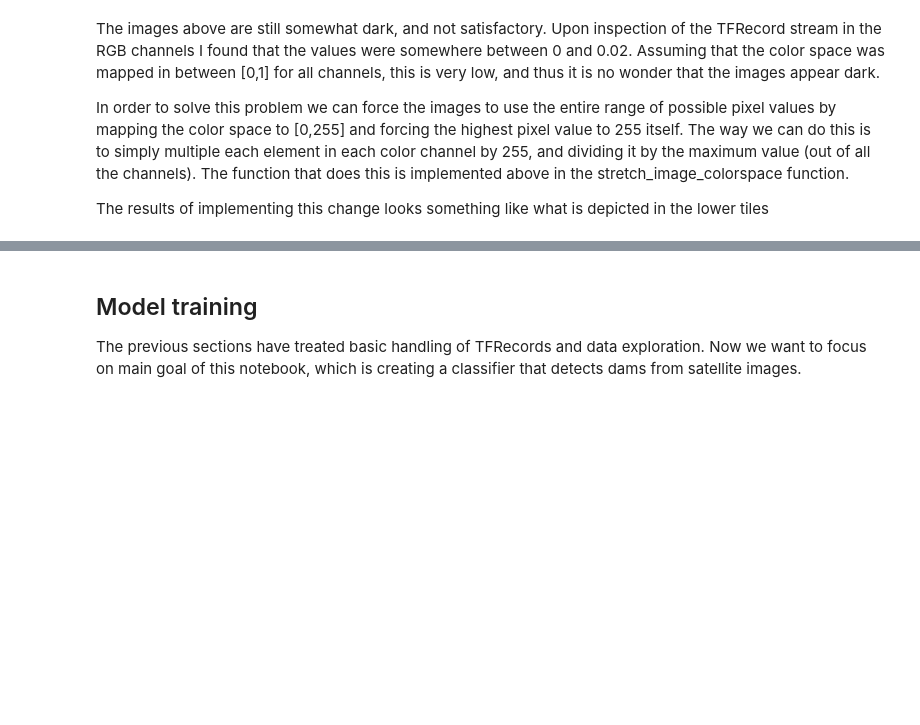
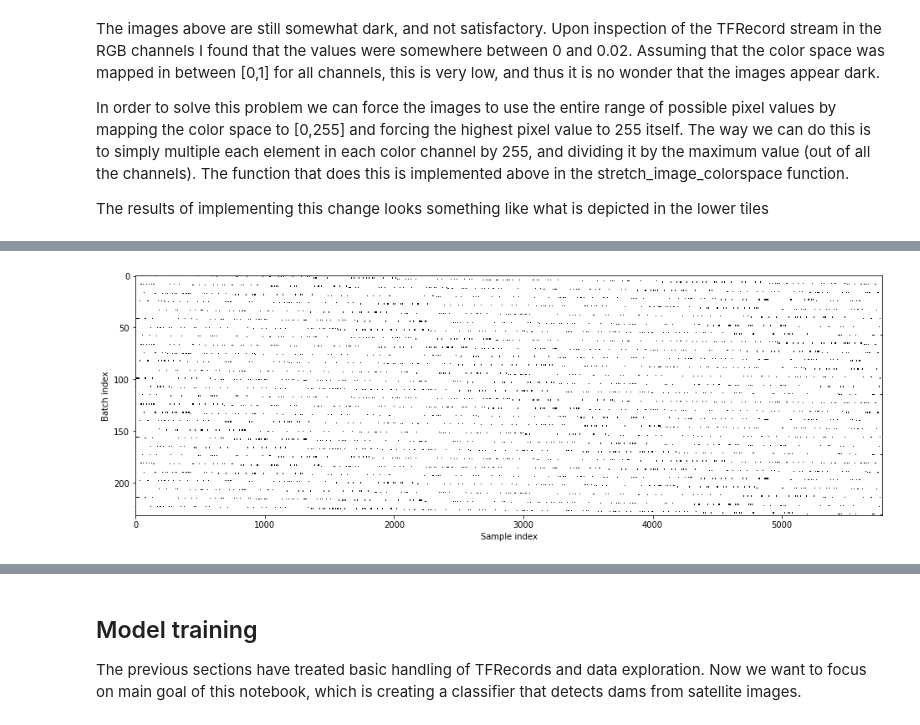
Before and after one commit to stephandooper/dam_detection, a Jupyter notebook: dam_detection.ipynb, the cells around one changed output, grey strips where cells are left out. Saved outputs shown, nothing was run; the diff lists cells and outputs as text; code cells hidden in the pictures; blank space fills up the shorter version.

```diff
--- a/dam_detection.ipynb
+++ b/dam_detection.ipynb
@@ -234,0 +350,7 @@ counted 5779 examples
+# %%
+# First just list all file pathes to the sharded tfrecord dataset.
+dataset = random1(train_path)
+
+visualize_dataset(dataset)
+# %% [output]
+[figure, added]
```
Also changed, not shown: parts of 20 cells of this notebook.
